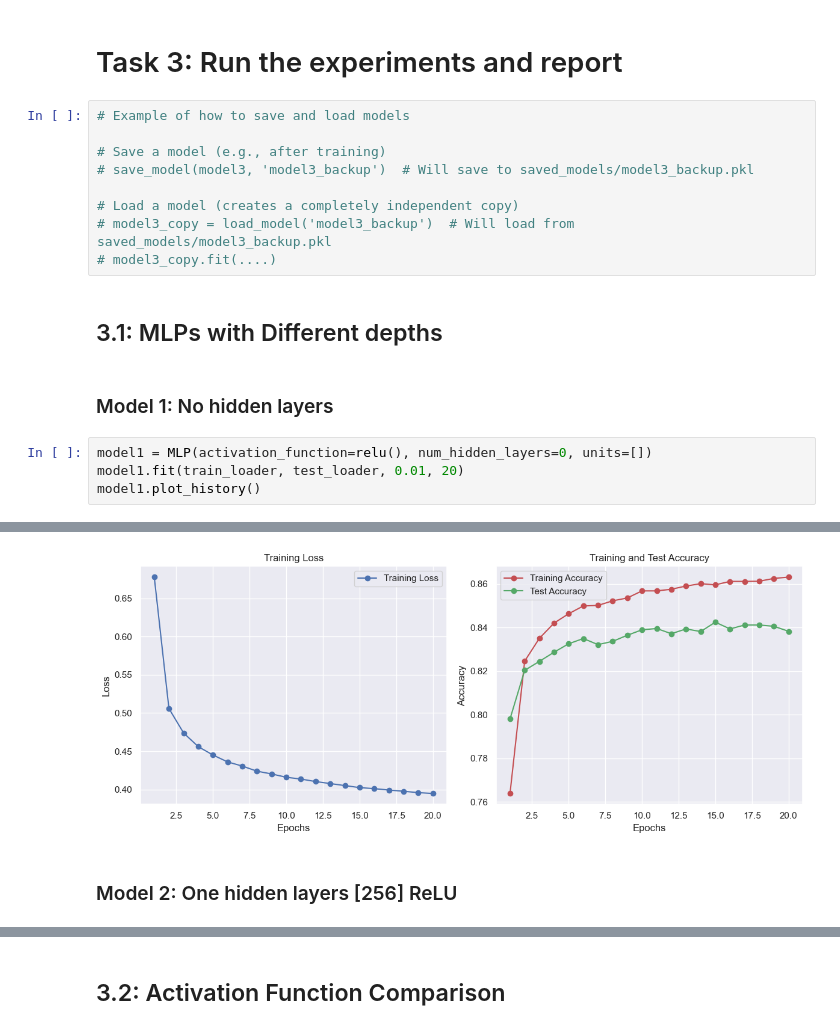
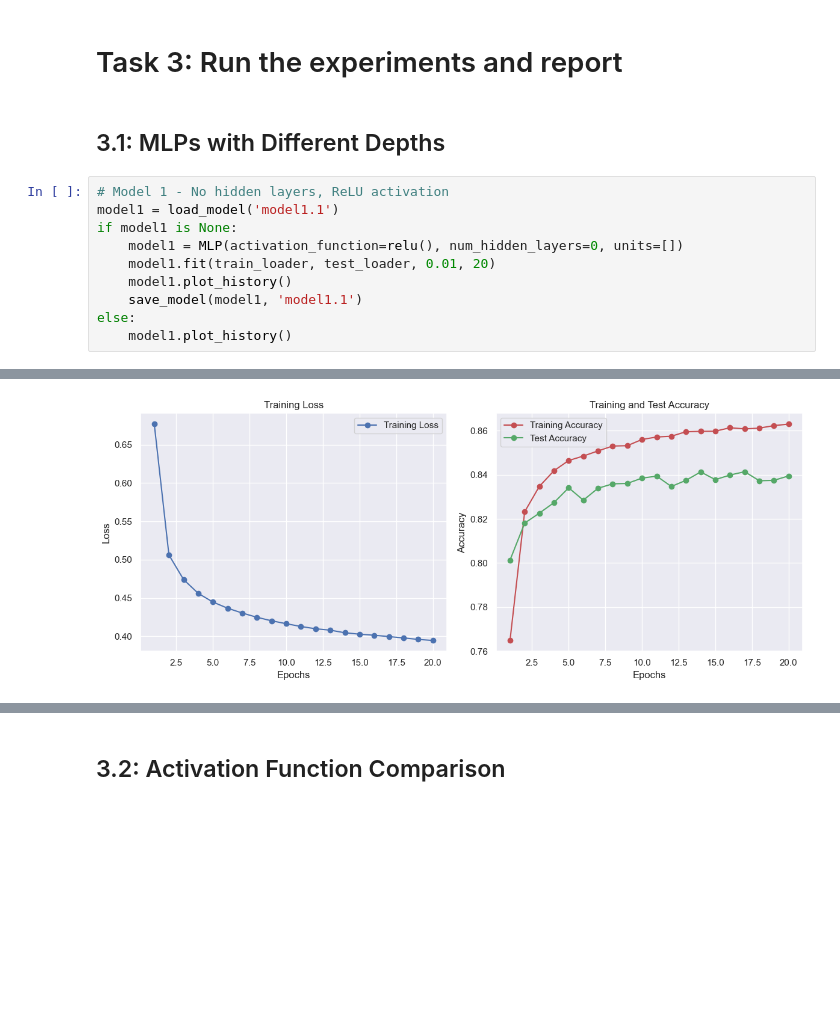
Before and after one commit to NickMilin/COMP551_A3, a Jupyter notebook: COMP551_A3.ipynb, the cells around one changed output, grey strips where cells are left out. Saved outputs shown, nothing was run; the diff lists cells and outputs as text; blank space fills up the shorter version.

```diff
--- a/COMP551_A3.ipynb
+++ b/COMP551_A3.ipynb
@@ -473,21 +373,16 @@ class MLP:
     plt.show()
 # %% [markdown]
 # Task 3: Run the experiments and report
-# %%
-# Example of how to save and load models
-
-# Save a model (e.g., after training)
-# save_model(model3, 'model3_backup')  # Will save to saved_models/model3_backup.pkl
-
-# Load a model (creates a completely independent copy)
-# model3_copy = load_model('model3_backup')  # Will load from saved_models/model3_backup.pkl
-# model3_copy.fit(....)
 # %% [markdown]
-## 3.1: MLPs with Different depths
+## 3.1: MLPs with Different Depths
-# %% [markdown]
-### Model 1: No hidden layers
 # %%
-model1 = MLP(activation_function=relu(), num_hidden_layers=0, units=[])
-model1.fit(train_loader, test_loader, 0.01, 20)
-model1.plot_history()
+# Model 1 - No hidden layers, ReLU activation
+model1 = load_model('model1.1')
+if model1 is None:
+    model1 = MLP(activation_function=relu(), num_hidden_layers=0, units=[])
+    model1.fit(train_loader, test_loader, 0.01, 20)
+    model1.plot_history()
+    save_model(model1, 'model1.1')
+else:
+    model1.plot_history()
 # %% [output]
@@ -511,4 +390,2 @@ Model saved to saved_models/fit_0__relu_0.01_0.0_0.0.pkl
-[figure, old version]
+[figure, new version]
-# %% [markdown]
-### Model 2: One hidden layers [256] ReLU
 # %%
```
Also changed, not shown: parts of 19 cells of this notebook, 5 other files.
